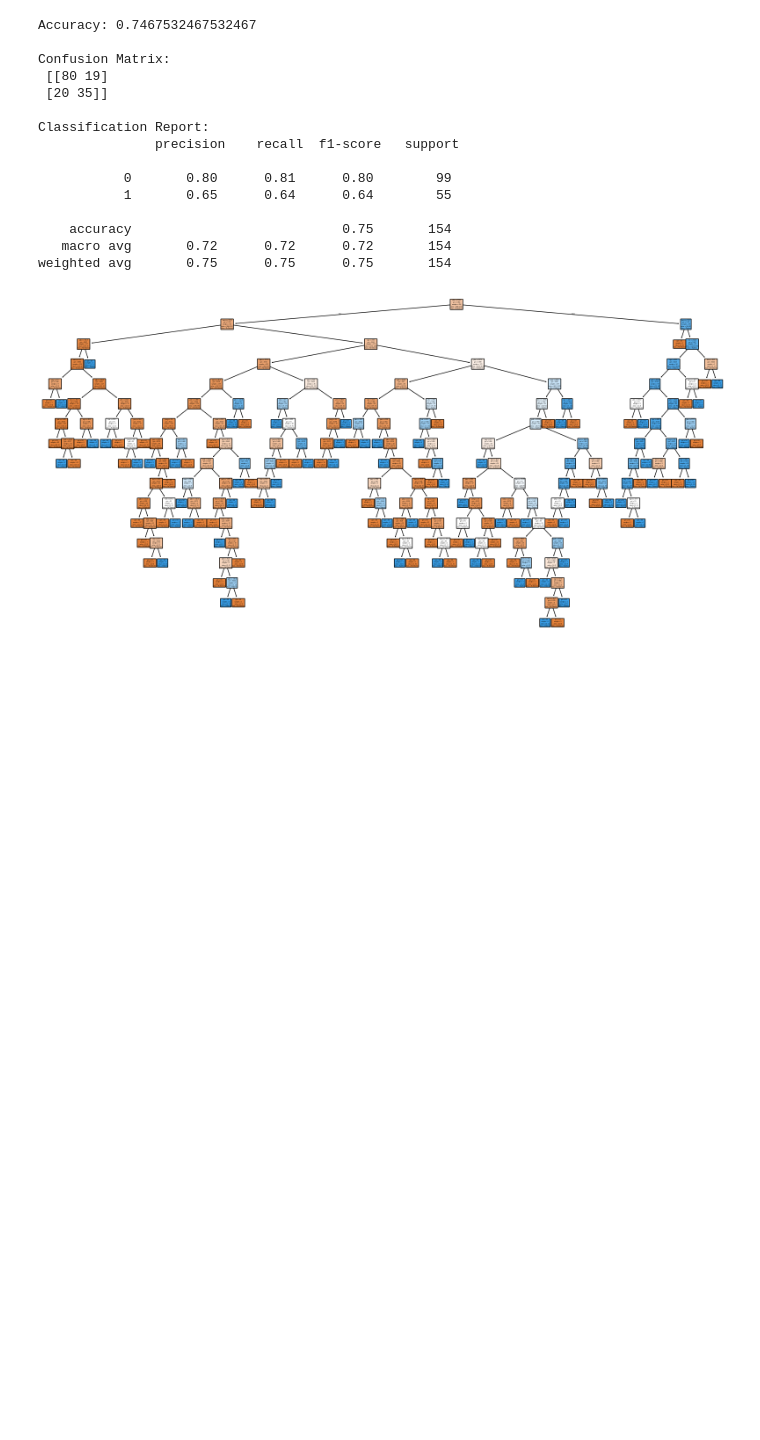
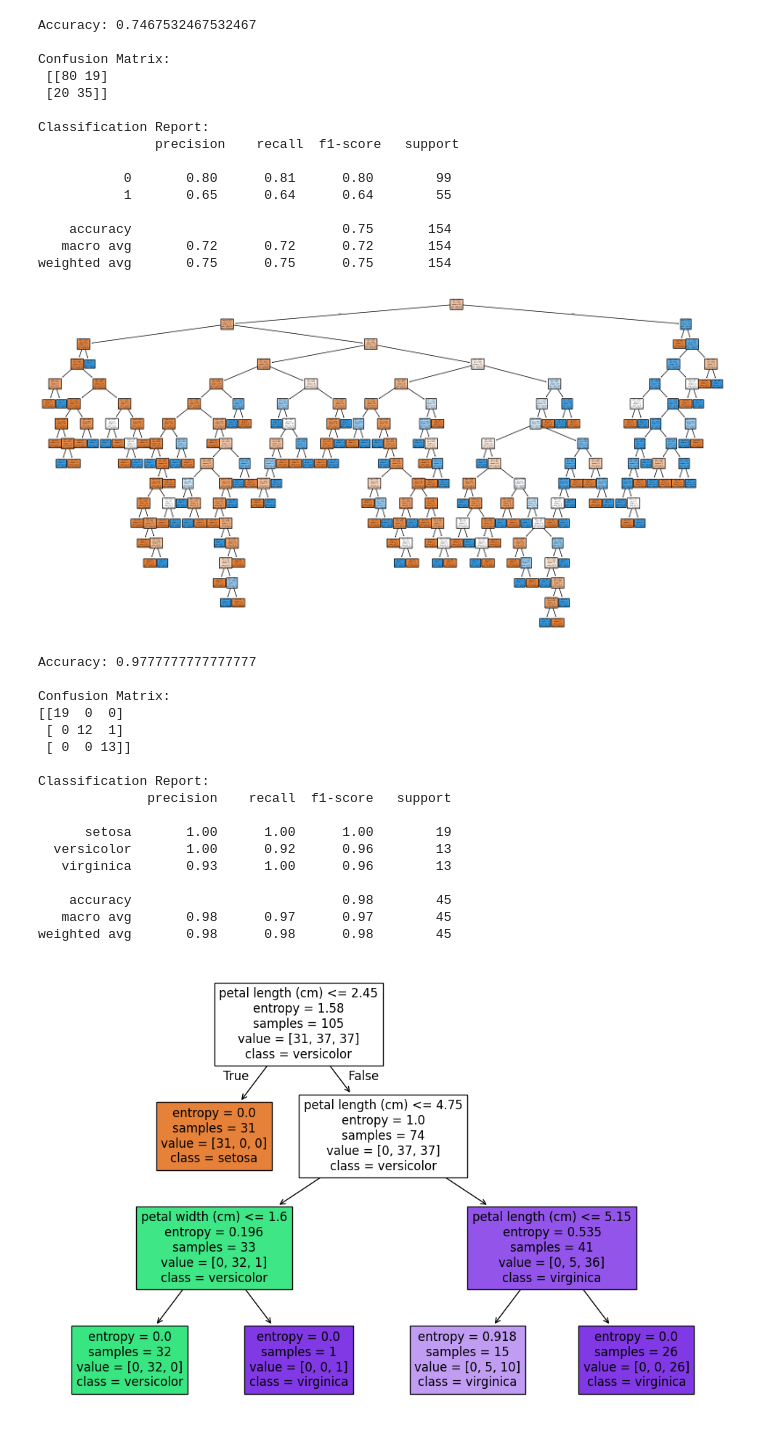
Before and after one commit to Mohammed-Abdul-Rafe-Sajid/ML-LAB, a Jupyter notebook: 7_Desicion_Trees_and_KNN_CLassifier.ipynb, the cells around one changed output. Saved outputs shown, nothing was run; the diff lists cells and outputs as text; code cells hidden in the pictures; blank space fills up the shorter version.

```diff
--- a/7_Desicion_Trees_and_KNN_CLassifier.ipynb
+++ b/7_Desicion_Trees_and_KNN_CLassifier.ipynb
@@ -199,3 +205,81 @@ tree.plot_tree(dt,
 plt.show()
 # %% [output]
 [figure]
+# %%
+import numpy as np
+import pandas as pd
+from sklearn.datasets import load_iris
+from sklearn.model_selection import train_test_split
+from sklearn.tree import DecisionTreeClassifier, plot_tree
+from sklearn.metrics import accuracy_score, confusion_matrix, classification_report
+import matplotlib.pyplot as plt
+
+# -------------------------------------------
+# Load Dataset
+# -------------------------------------------
+iris = load_iris()
+X = iris.data
+y = iris.target
+feature_names = iris.feature_names
+target_names = iris.target_names
+
+# -------------------------------------------
+# Train-Test Split
+# -------------------------------------------
+X_train, X_test, y_train, y_test = train_test_split(
+    X, y, test_size=0.3, random_state=42
+)
+
+# -------------------------------------------
+# Create and Train Decision Tree
+# -------------------------------------------
+model = DecisionTreeClassifier(criterion="entropy", max_depth=3, random_state=42) #or gini
+model.fit(X_train, y_train)
+
+# -------------------------------------------
+# Predictions
+# -------------------------------------------
+y_pred = model.predict(X_test)
+
+# -------------------------------------------
+# Accuracy
+# -------------------------------------------
+print("Accuracy:", accuracy_score(y_test, y_pred))
+
+# -------------------------------------------
+# Confusion Matrix
+# -------------------------------------------
+print("\nConfusion Matrix:")
+print(confusion_matrix(y_test, y_pred))
+
+# -------------------------------------------
+# Classification Report
+# -------------------------------------------
+print("\nClassification Report:")
+print(classification_report(y_test, y_pred, target_names=target_names))
+
+# -------------------------------------------
+# Visualize the Decision Tree
+# -------------------------------------------
+plt.figure(figsize=(12, 8))
+plot_tree(model, feature_names=feature_names, class_names=target_names, filled=True)
+plt.show()
+# %% [output]
+Accuracy: 0.9777777777777777
+
+Confusion Matrix:
+[[19  0  0]
+ [ 0 12  1]
+ [ 0  0 13]]
+
+Classification Report:
+              precision    recall  f1-score   support
+
+      setosa       1.00      1.00      1.00        19
+  versicolor       1.00      0.92      0.96        13
+   virginica       0.93      1.00      0.96        13
+
+    accuracy                           0.98        45
+   macro avg       0.98      0.97      0.97        45
+weighted avg       0.98      0.98      0.98        45
+[figure, added]
```
Also changed, not shown: parts of 3 cells of this notebook.
